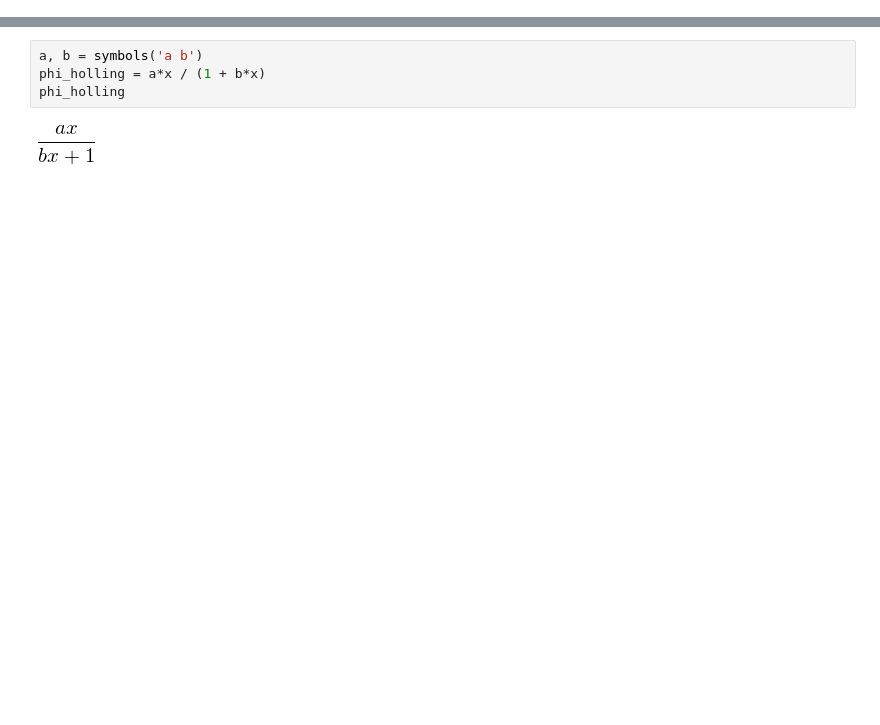
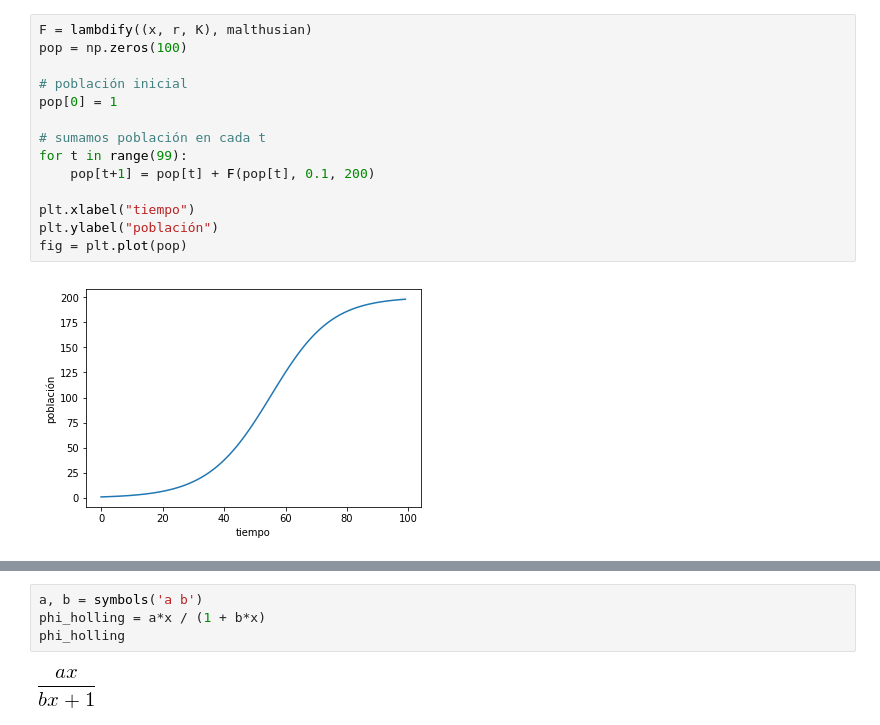
Before and after one commit to rgarcia-herrera/sistemas-dinamicos, a Jupyter notebook: Rosenzweig-MacArthur.ipynb, the cells around one changed output, grey strips where cells are left out. Cells and saved outputs as stored; diff of their text form; blank space fills up the shorter version.

```diff
--- a/Rosenzweig-MacArthur.ipynb
+++ b/Rosenzweig-MacArthur.ipynb
@@ -46,0 +44,16 @@ dy
+# %%
+F = lambdify((x, r, K), malthusian)
+pop = np.zeros(100)
+
+# población inicial
+pop[0] = 1
+
+# sumamos población en cada t
+for t in range(99):
+    pop[t+1] = pop[t] + F(pop[t], 0.1, 200)
+
+plt.xlabel("tiempo")
+plt.ylabel("población")
+fig = plt.plot(pop)
+# %% [output]
+[figure, added]
```
Also changed, not shown: parts of 13 cells of this notebook.
